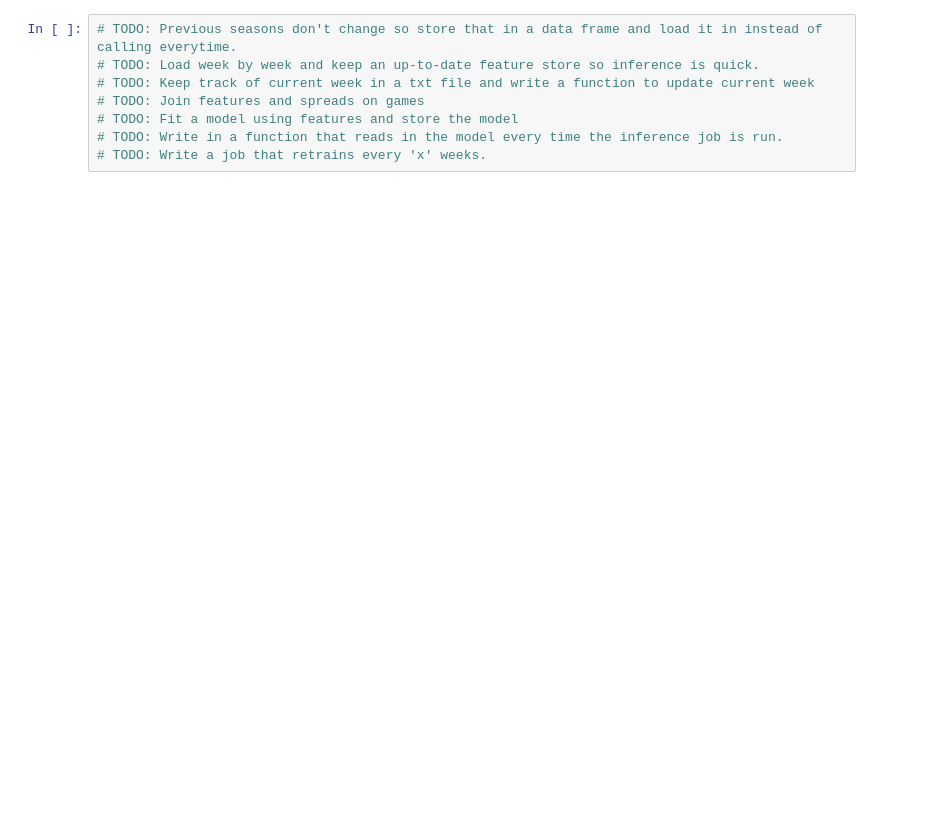
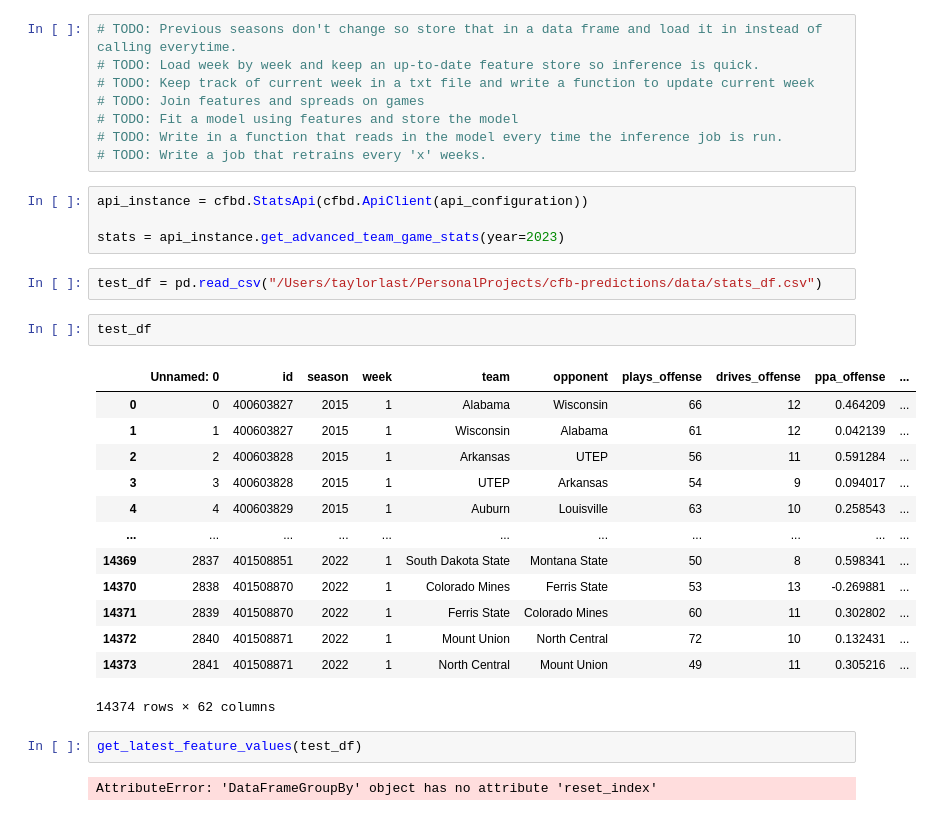
Before and after one commit to taylorlast/cfb-predictions, a Jupyter notebook: src/test_book.ipynb, the cells around one changed output. Drawn from its saved outputs; the diff is of its cells as text; blank space fills up the shorter version.

Commit message:
add preprocessing and data

```diff
--- a/src/test_book.ipynb
+++ b/src/test_book.ipynb
@@ -116,3 +118,29 @@ df[(df["home_team"]=="Georgia") | (df["away_team"]=="Georgia")][model_cols]
 # TODO: Fit a model using features and store the model
 # TODO: Write in a function that reads in the model every time the inference job is run.
 # TODO: Write a job that retrains every 'x' weeks.
+# %%
+api_instance = cfbd.StatsApi(cfbd.ApiClient(api_configuration))
+
+stats = api_instance.get_advanced_team_game_stats(year=2023)
+# %%
+test_df = pd.read_csv("/Users/taylorlast/PersonalProjects/cfb-predictions/data/stats_df.csv")
+# %%
+test_df
+# %% [output]
+|  | Unnamed: 0 | id | season | week | team | opponent | plays_offense | drives_offense | ppa_offense | ... |
+| 0 | 0 | 400603827 | 2015 | 1 | Alabama | Wisconsin | 66 | 12 | 0.464209 | ... |
+| 1 | 1 | 400603827 | 2015 | 1 | Wisconsin | Alabama | 61 | 12 | 0.042139 | ... |
+| 2 | 2 | 400603828 | 2015 | 1 | Arkansas | UTEP | 56 | 11 | 0.591284 | ... |
+| 3 | 3 | 400603828 | 2015 | 1 | UTEP | Arkansas | 54 | 9 | 0.094017 | ... |
+| 4 | 4 | 400603829 | 2015 | 1 | Auburn | Louisville | 63 | 10 | 0.258543 | ... |
+| ... | ... | ... | ... | ... | ... | ... | ... | ... | ... | ... |
+| 14369 | 2837 | 401508851 | 2022 | 1 | South Dakota State | Montana State | 50 | 8 | 0.598341 | ... |
+| 14370 | 2838 | 401508870 | 2022 | 1 | Colorado Mines | Ferris State | 53 | 13 | -0.269881 | ... |
+| 14371 | 2839 | 401508870 | 2022 | 1 | Ferris State | Colorado Mines | 60 | 11 | 0.302802 | ... |
+| 14372 | 2840 | 401508871 | 2022 | 1 | Mount Union | North Central | 72 | 10 | 0.132431 | ... |
+| 14373 | 2841 | 401508871 | 2022 | 1 | North Central | Mount Union | 49 | 11 | 0.305216 | ... |
+14374 rows × 62 columns
+# %%
+get_latest_feature_values(test_df)
+# %% [output]
+AttributeError: 'DataFrameGroupBy' object has no attribute 'reset_index'
```
Also changed, not shown: parts of 4 cells of this notebook, 8 other files.
